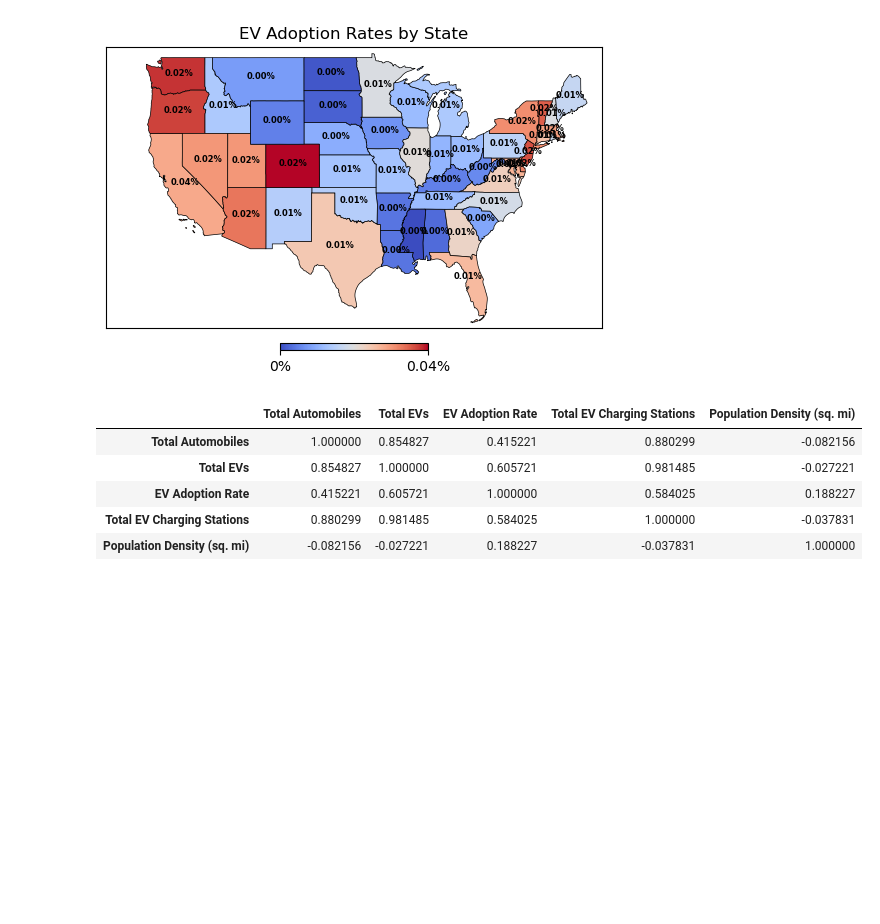
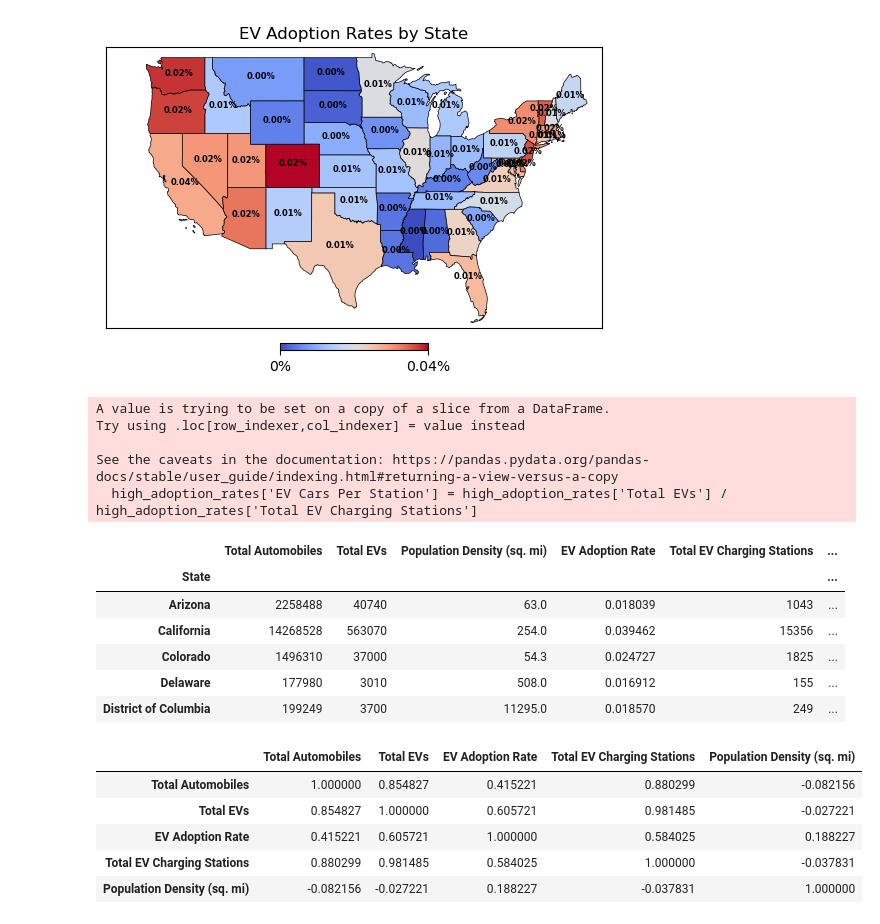
Before and after one commit to AhmedAltunisi/EVChargingStationDash, a Jupyter notebook: MISM3405ProjectFile.ipynb, the cells around one changed output. Drawn from its saved outputs; the diff is of its cells as text; code cells hidden in the pictures; blank space fills up the shorter version.

```diff
--- a/MISM3405ProjectFile.ipynb
+++ b/MISM3405ProjectFile.ipynb
@@ -651,6 +663,26 @@ ax.set_ylim([24, 50])
 plt.show()
 # %% [output]
 [figure]
+# %%
+#Our group concluded that the top 14 entries were considered "High EV Adoption Rates"
+high_adoption_rates = merged_df.loc[merged_df['EV Adoption Rate'] > 0.015]
+
+high_adoption_rates['EV Cars Per Station'] = high_adoption_rates['Total EVs'] / high_adoption_rates['Total EV Charging Stations']
+
+high_adoption_rates.head(5)
+# %% [output]
+A value is trying to be set on a copy of a slice from a DataFrame.
+Try using .loc[row_indexer,col_indexer] = value instead
+
+See the caveats in the documentation: https://pandas.pydata.org/pandas-docs/stable/user_guide/indexing.html#returning-a-view-versus-a-copy
+  high_adoption_rates['EV Cars Per Station'] = high_adoption_rates['Total EVs'] / high_adoption_rates['Total EV Charging Stations']
+|  | Total Automobiles | Total EVs | Population Density (sq. mi) | EV Adoption Rate | Total EV Charging Stations | ... |
+| State |  |  |  |  |  | ... |
+| Arizona | 2258488 | 40740 | 63.0 | 0.018039 | 1043 | ... |
+| California | 14268528 | 563070 | 254.0 | 0.039462 | 15356 | ... |
+| Colorado | 1496310 | 37000 | 54.3 | 0.024727 | 1825 | ... |
+| Delaware | 177980 | 3010 | 508.0 | 0.016912 | 155 | ... |
+| District of Columbia | 199249 | 3700 | 11295.0 | 0.018570 | 249 | ... |
 # %%
 #Correlation matrix of merged_df variables
 corr_matrix = merged_df.corr()
```
Also changed, not shown: parts of 2 cells of this notebook.
